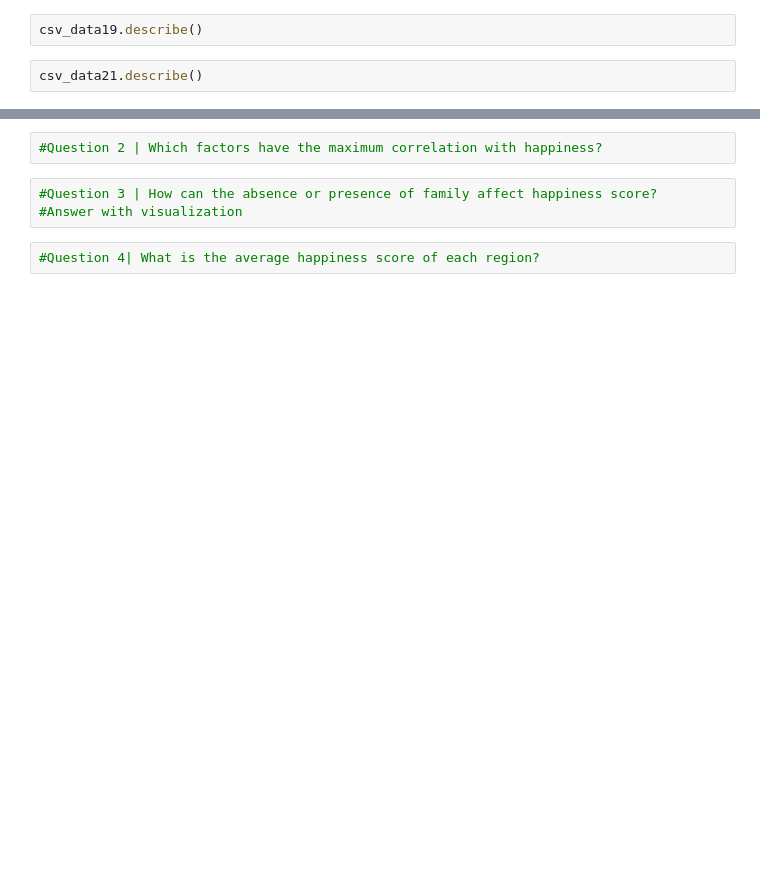
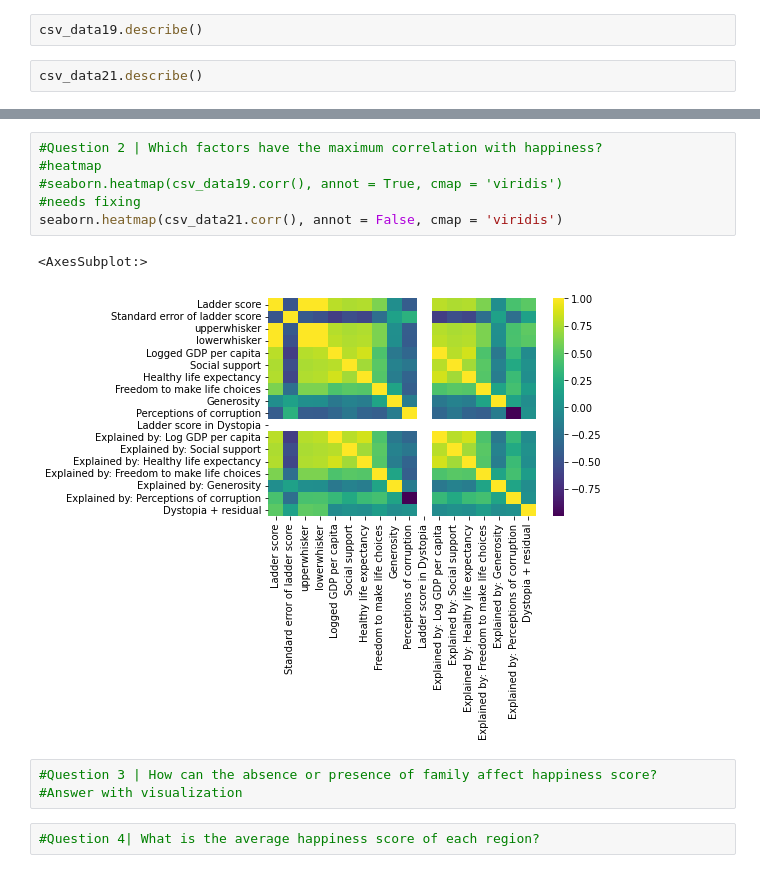
Before and after one commit to Stacey-31/HTH_Build_Summer_2022, a Jupyter notebook: Finding-an-Interesting-Dataset/happiness_data_jupyter.ipynb, the cells around one changed output, grey strips where cells are left out. Saved outputs shown, nothing was run; the diff lists cells and outputs as text; blank space fills up the shorter version.

Commit message:
adding visuals

```diff
--- a/Finding-an-Interesting-Dataset/happiness_data_jupyter.ipynb
+++ b/Finding-an-Interesting-Dataset/happiness_data_jupyter.ipynb
@@ -31,5 +56,12 @@ csv_data21.describe()
 # %%
 #Question 2 | Which factors have the maximum correlation with happiness?
+#heatmap
+#seaborn.heatmap(csv_data19.corr(), annot = True, cmap = 'viridis')
+#needs fixing
+seaborn.heatmap(csv_data21.corr(), annot = False, cmap = 'viridis')
+# %% [output]
+<AxesSubplot:>
+[figure, added]
 # %%
 #Question 3 | How can the absence or presence of family affect happiness score?  #Answer with visualization
 # %%
```
Also changed, not shown: parts of 6 cells of this notebook.
